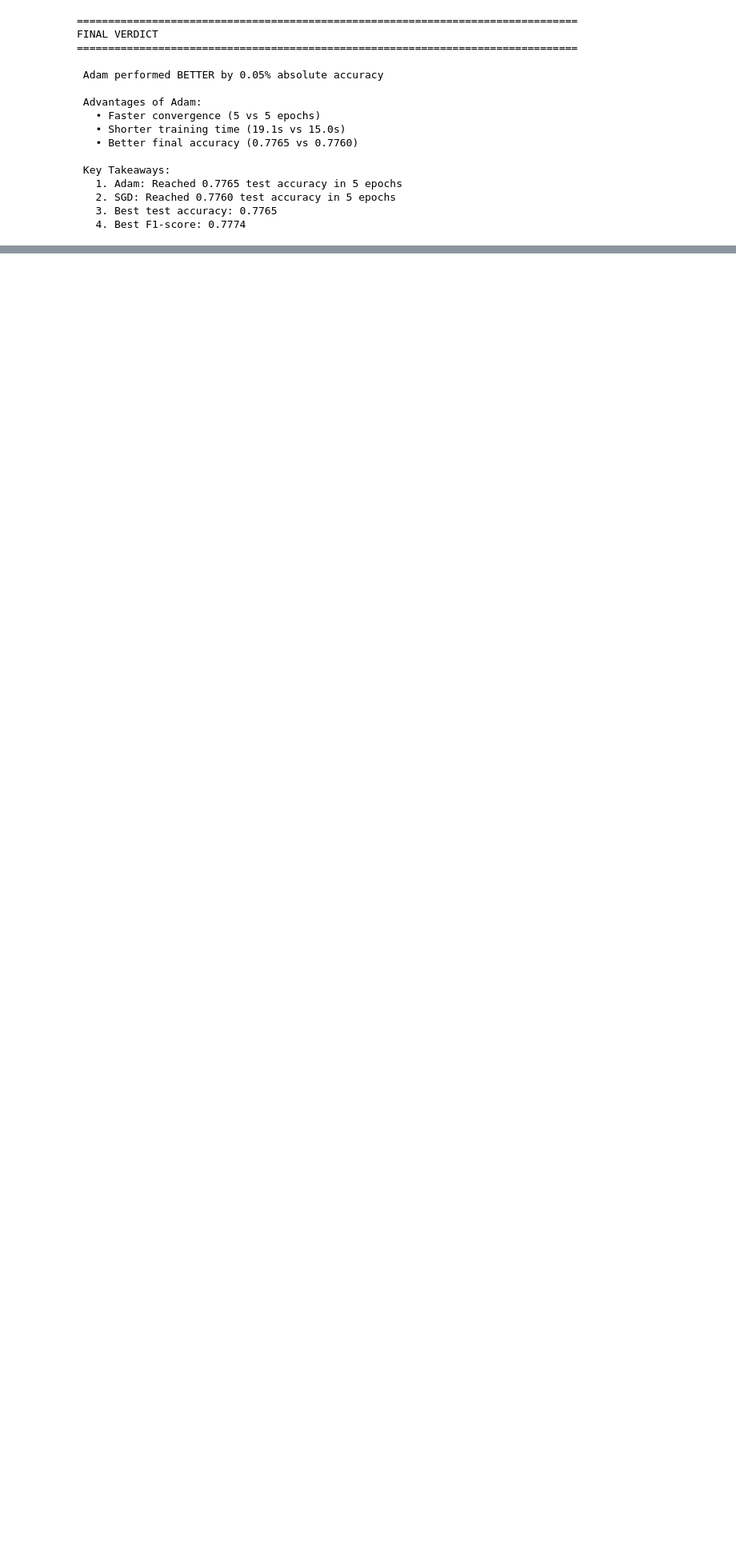
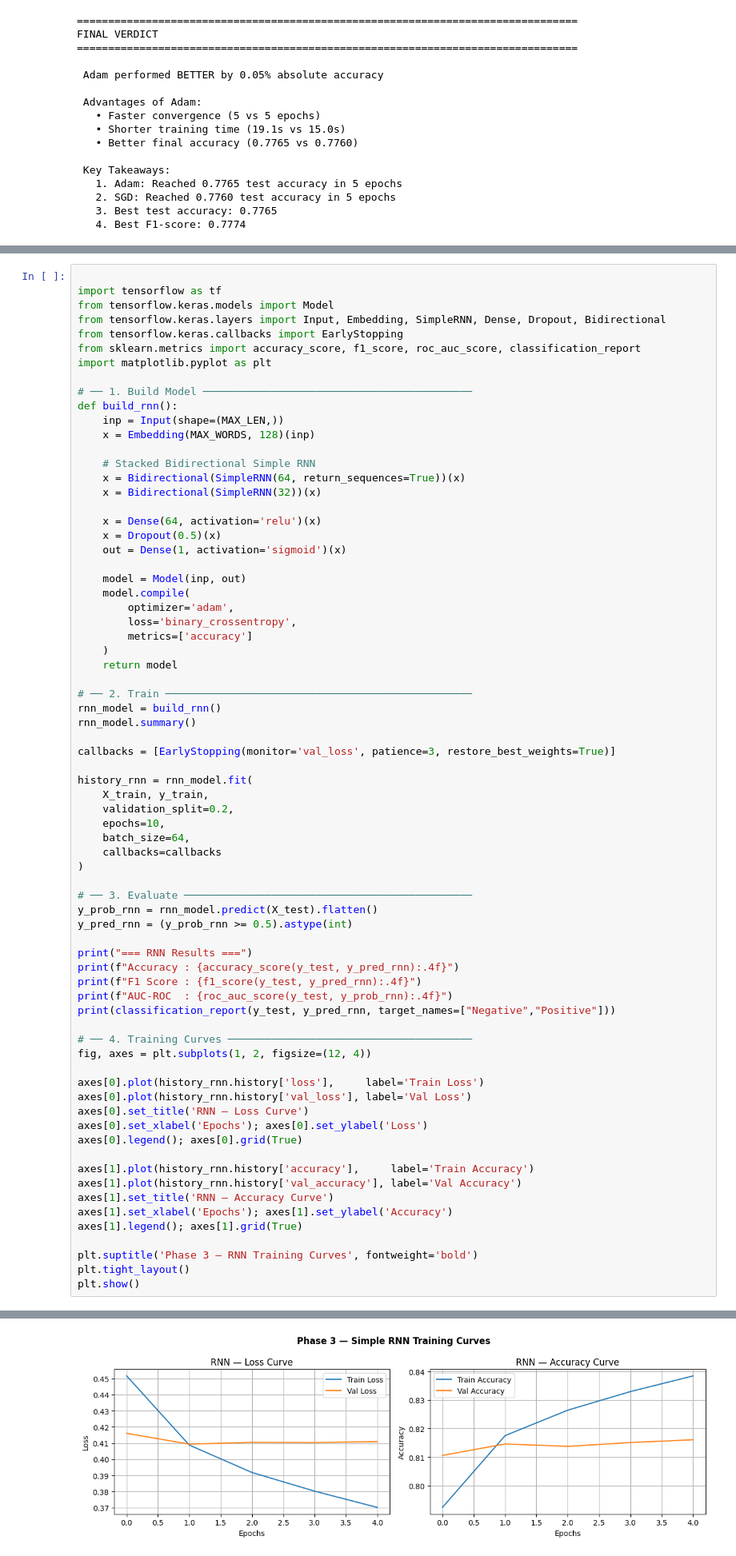
Before and after one commit to Shahd132/Sentiment-Fake-News-Detection, a Jupyter notebook: last_version_of_Sentiment_Fake_News_Detection.ipynb, the cells around one changed output, grey strips where cells are left out. Shown at 80% size. Drawn from its saved outputs; the diff is of its cells as text; blank space fills up the shorter version.

```diff
--- a/last_version_of_Sentiment_Fake_News_Detection.ipynb
+++ b/last_version_of_Sentiment_Fake_News_Detection.ipynb
@@ -1239,0 +1244,73 @@ FINAL VERDICT
+# %%
+
+import tensorflow as tf
+from tensorflow.keras.models import Model
+from tensorflow.keras.layers import Input, Embedding, SimpleRNN, Dense, Dropout, Bidirectional
+from tensorflow.keras.callbacks import EarlyStopping
+from sklearn.metrics import accuracy_score, f1_score, roc_auc_score, classification_report
+import matplotlib.pyplot as plt
+
+# ── 1. Build Model ───────────────────────────────────────────
+def build_rnn():
+    inp = Input(shape=(MAX_LEN,))
+    x = Embedding(MAX_WORDS, 128)(inp)
+
+    # Stacked Bidirectional Simple RNN
+    x = Bidirectional(SimpleRNN(64, return_sequences=True))(x)
+    x = Bidirectional(SimpleRNN(32))(x)
+
+    x = Dense(64, activation='relu')(x)
+    x = Dropout(0.5)(x)
+    out = Dense(1, activation='sigmoid')(x)
+
+    model = Model(inp, out)
+    model.compile(
+        optimizer='adam',
+        loss='binary_crossentropy',
+        metrics=['accuracy']
+    )
+    return model
+
+# ── 2. Train ─────────────────────────────────────────────────
+rnn_model = build_rnn()
+rnn_model.summary()
+
+callbacks = [EarlyStopping(monitor='val_loss', patience=3, restore_best_weights=True)]
+
+history_rnn = rnn_model.fit(
+    X_train, y_train,
+    validation_split=0.2,
+    epochs=10,
+    batch_size=64,
+    callbacks=callbacks
+)
+
+# ── 3. Evaluate ──────────────────────────────────────────────
+y_prob_rnn = rnn_model.predict(X_test).flatten()
+y_pred_rnn = (y_prob_rnn >= 0.5).astype(int)
+
+print("=== RNN Results ===")
+print(f"Accuracy : {accuracy_score(y_test, y_pred_rnn):.4f}")
+print(f"F1 Score : {f1_score(y_test, y_pred_rnn):.4f}")
+print(f"AUC-ROC  : {roc_auc_score(y_test, y_prob_rnn):.4f}")
+print(classification_report(y_test, y_pred_rnn, target_names=["Negative","Positive"]))
+
+# ── 4. Training Curves ───────────────────────────────────────
+fig, axes = plt.subplots(1, 2, figsize=(12, 4))
+
+axes[0].plot(history_rnn.history['loss'],     label='Train Loss')
+axes[0].plot(history_rnn.history['val_loss'], label='Val Loss')
+axes[0].set_title('RNN — Loss Curve')
+axes[0].set_xlabel('Epochs'); axes[0].set_ylabel('Loss')
+axes[0].legend(); axes[0].grid(True)
+
+axes[1].plot(history_rnn.history['accuracy'],     label='Train Accuracy')
+axes[1].plot(history_rnn.history['val_accuracy'], label='Val Accuracy')
+axes[1].set_title('RNN — Accuracy Curve')
+axes[1].set_xlabel('Epochs'); axes[1].set_ylabel('Accuracy')
+axes[1].legend(); axes[1].grid(True)
+
+plt.suptitle('Phase 3 — RNN Training Curves', fontweight='bold')
+plt.tight_layout()
+plt.show()
+# %% [output]
@@ -1239,0 +1355 @@ FINAL VERDICT
+[figure, added]
```
Also changed, not shown: parts of 3 cells of this notebook.
